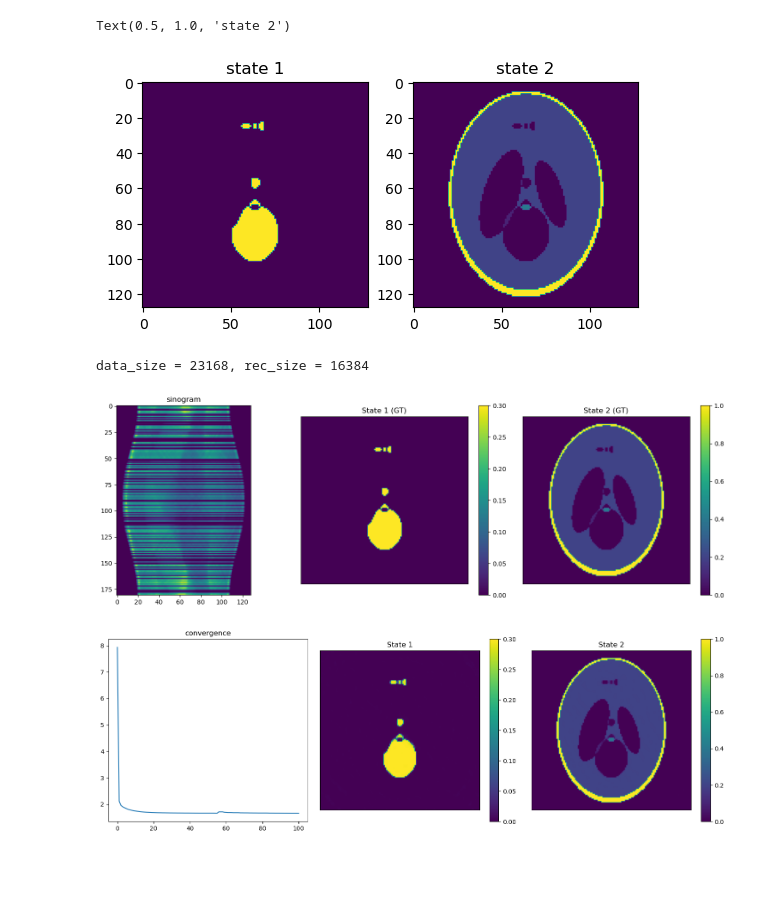
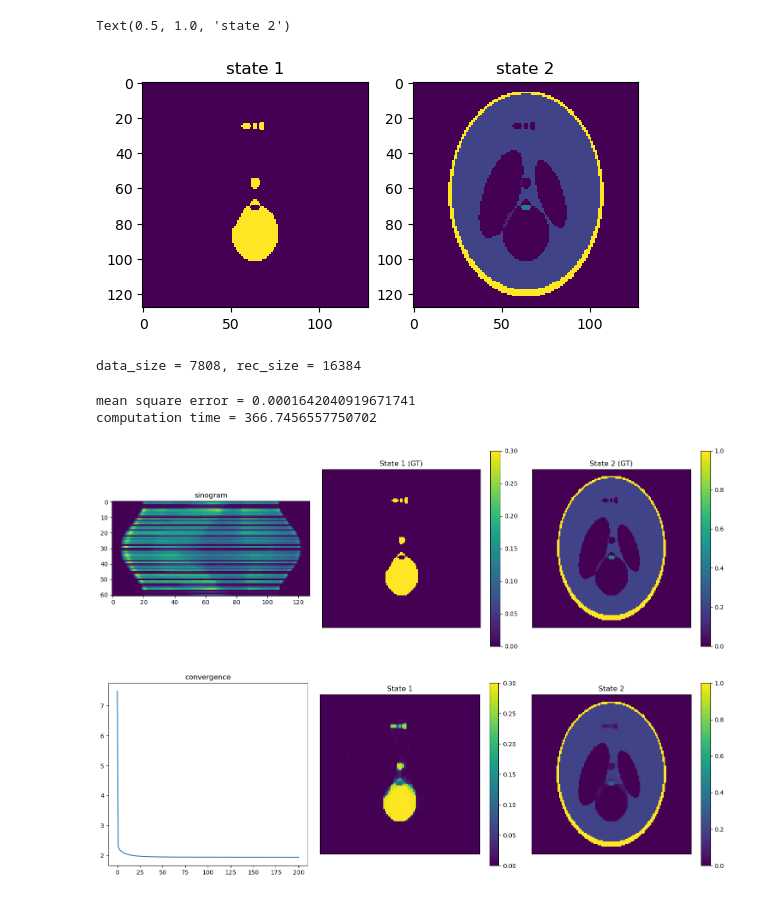
Before and after one commit to hanfeiyan/Spectro_tomography, a Jupyter notebook: Example_simulation_data.ipynb, the cells around one changed output. Cells and saved outputs as stored; diff of their text form; code cells hidden in the pictures; blank space fills up the shorter version.

Commit message:
add different solvers and synthesis mode demonstration

```diff
--- a/Example_simulation_data.ipynb
+++ b/Example_simulation_data.ipynb
@@ -3,7 +3,7 @@ from spectro_tomography import *
 # %%
 # generate a simple pahntom object containing two states
 obj_sz = 128
-num_angle = 181
+num_angle = 61
 V = shepp_logan(obj_sz)
 ind1 = np.where(np.abs(V-0.3)<0.01)
 mask1 = np.zeros(V.shape)
@@ -18,24 +18,30 @@ im2 = V*mask2
 
 plt.subplot(121)
 plt.title('state 1')
-plt.imshow(im1)
+plt.imshow(im1, interpolation='none')
 plt.subplot(122)
-plt.imshow(im2)
+plt.imshow(im2,interpolation='none')
 plt.title('state 2')
 # %% [output]
 Text(0.5, 1.0, 'state 2')
-[figure, old version]
+[figure, new version]
 # %%
+import time
+import os
 obj_row, obj_col = np.shape(V)
 # loading reference spectra
-ref_spectra = np.loadtxt('fe0_fe3_ref.txt')
+# ref_file = f"{os.getcwd()}\\Experimental data\\NMC811\\Co-used-spect.txt"
+ref_file = 'fe0_fe3_ref.txt'
+ref_spectra = np.loadtxt(ref_file)
 used_spect = np.abs(ref_spectra[:,1:3])
 
+mse_list = []
 
 # generate the list of angle-energy pairs and the codebook
 # that records the relative intensity change of each state based on reference spectra
 # 'uniform-random' refers to uniform angular step and random energy selection
-# other options used in the paper are 'uniform-interlaced' and 'uniform-segmented'
+# other options used in the paper are 'uniform-interlaced', 'uniform-segmented', and 'uniform-interlaced-random'
+# the last option is for interlaced sampling with randomized spectra
 
 angle, codebook, ind = generate_plan(used_spect,[0,np.pi],num_angle,'uniform-random')
 angle = np.linspace(0,np.pi,num_angle)
@@ -49,56 +55,66 @@ for i in range (len(angle)):
     [sigogram_id, sinogram] = astra.create_sino(im1*codebook[i,0]+im2*codebook[i,1],proj_id)
     sino.append(sinogram)
 sino = np.squeeze(np.array(sino))
-# sino_noise=np.random.poisson(np.array(sino*1e3/np.max(sino),dtype='int'))/1e3
 
-# use random initialization
-x_init = []
-x_init.append(np.random.rand(obj_row,obj_col))
-x_init.append(np.random.rand(obj_row,obj_col))
+for i in range(1): # repeat the calculation with different randomized spectra for statistics
+    # use random initialization
+    x_init = []
+    x_init.append(np.random.rand(obj_row,obj_col))
+    x_init.append(np.random.rand(obj_row,obj_col))
+#     x_init.append(np.random.rand(obj_row,obj_col))
 
-# note: computation is not parallerized and can take up to a few minutes
-rec,err = multistate_tomo_joint_TV(sino,angle,0,\
-                                   [obj_row,obj_col],codebook,\
-                                   0.05,1,100,x0=x_init,seq_save=True)
+    # note: computation is not parallerized and can take up to a few minutes
+    start_time= time.time()
+    rec,err = multistate_tomo_joint_TV(sino,angle,0,\
+                                       [obj_row,obj_col],codebook,\
+                                       0.1,1,200,x0=x_init,seq_save=True,method='gmres')
+    end_time = time.time()
+    rec_mse = mse(im1,rec[-1][0]) + mse(im2,rec[-1][1])
+    mse_list.append(rec_mse)
+    print(f"mean square error = {rec_mse}")
 
+# np.savetxt('uniform-random_mse_20_trials_fixed_spect_random_init.txt',mse_list)
+print(f"computation time = {end_time-start_time}")
 plt.figure(figsize=(15,5))
 plt.subplot(131)
-plt.imshow(sino)
+plt.imshow(sino, interpolation = 'none')
 plt.title('sinogram')
 plt.subplot(132)
-plt.imshow(im1,clim=[0,0.3])
+plt.imshow(im1,clim=[0,0.3], interpolation = 'none')
 plt.colorbar()
 plt.title('State 1 (GT)')
 plt.xticks([])
 plt.yticks([])
 plt.subplot(133)
-plt.imshow(im2,clim=[0,1])
+plt.imshow(im2,clim=[0,1], interpolation = 'none')
 plt.colorbar()
 plt.title('State 2 (GT)')
 plt.xticks([])
 plt.yticks([])
 plt.tight_layout()
 plt.figure(figsize=(15,5))
 plt.subplot(131)
 plt.plot(np.log10(err))
 plt.title('convergence')
 plt.subplot(132)
-plt.imshow(rec[-1][0],clim=[0,0.3])
+plt.imshow(rec[-1][0],clim=[0,0.3], interpolation = 'none')
 plt.colorbar()
 plt.title('State 1')
 plt.xticks([])
 plt.yticks([])
 plt.subplot(133)
-plt.imshow(rec[-1][1],clim=[0,1])
+plt.imshow(rec[-1][1],clim=[0,1], interpolation = 'none')
 plt.colorbar()
 plt.title('State 2')
 plt.xticks([])
 plt.yticks([])
 plt.tight_layout()
 # %% [output]
-data_size = 23168, rec_size = 16384
+data_size = 7808, rec_size = 16384
+mean square error = 0.0001642040919671741
+computation time = 366.7456557750702
-[figure, old version]
+[figure, new version]
-[figure, old version]
+[figure, new version]
 # %%
 # object with complex patterns
 
```
Also changed, not shown: parts of 3 cells of this notebook, 1 other file.
